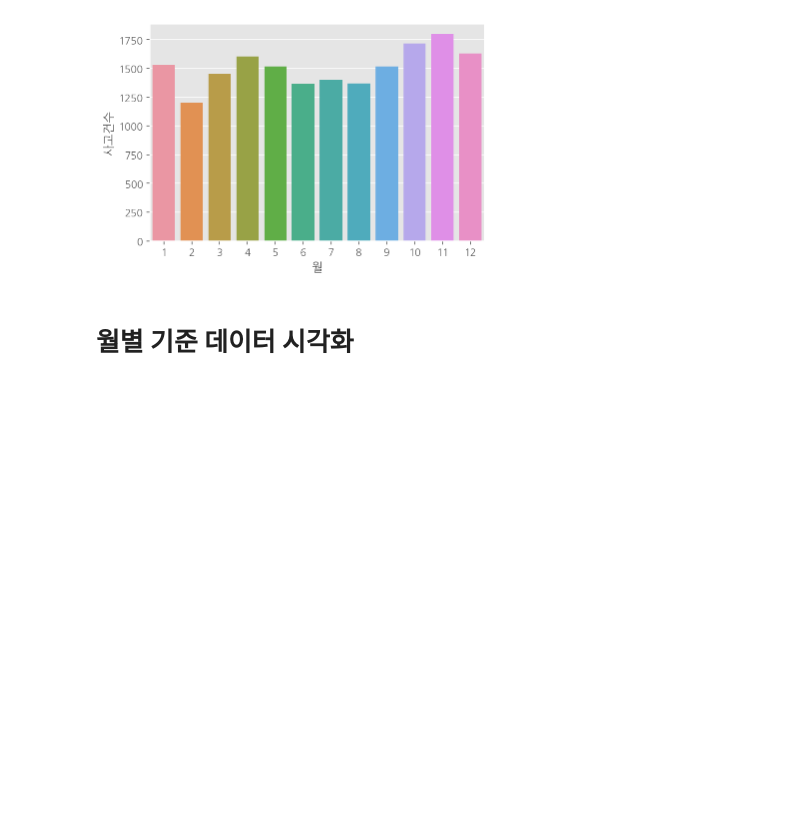
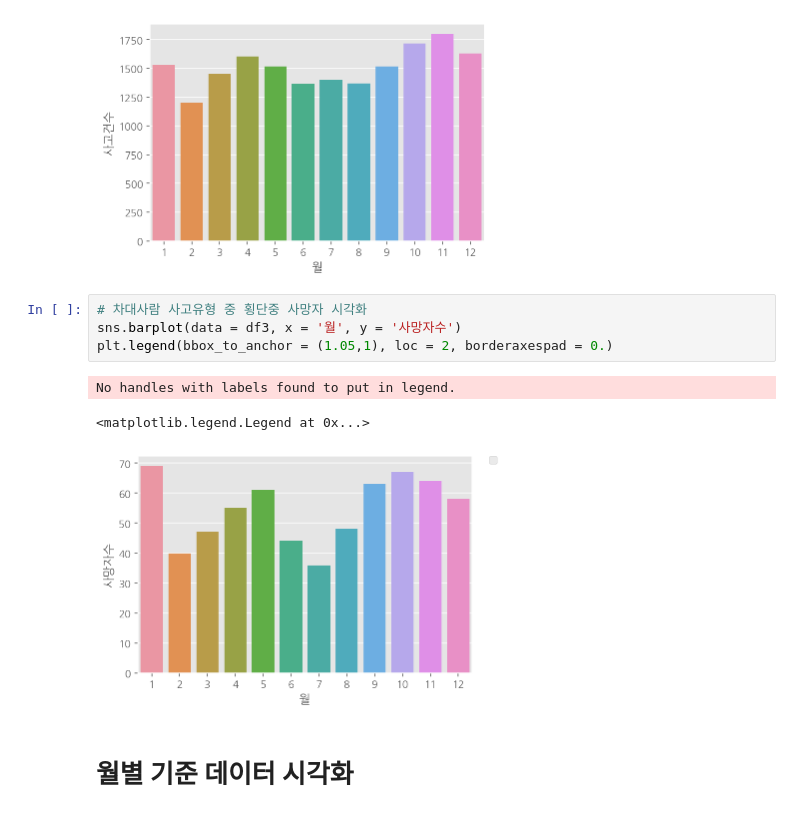
Before and after one commit to SoheeKims/Study-Python, a Jupyter notebook: 교통사고_유형별_사고2.ipynb, the cells around one changed output. Cells and saved outputs as stored; diff of their text form; blank space fills up the shorter version.

```diff
--- a/교통사고_유형별_사고2.ipynb
+++ b/교통사고_유형별_사고2.ipynb
@@ -248,6 +229,14 @@ sns.barplot(data = df3, x = '월', y = '사고건수')
 # %% [output]
 <matplotlib.axes._subplots.AxesSubplot at 0x...>
 [figure]
+# %%
+# 차대사람 사고유형 중 횡단중 사망자 시각화
+sns.barplot(data = df3, x = '월', y = '사망자수')
+plt.legend(bbox_to_anchor = (1.05,1), loc = 2, borderaxespad = 0.)
+# %% [output]
+No handles with labels found to put in legend.
+<matplotlib.legend.Legend at 0x...>
+[figure, added]
 # %% [markdown]
 # 월별 기준 데이터 시각화
 # %%
```
Also changed, not shown: parts of 6 cells of this notebook.
